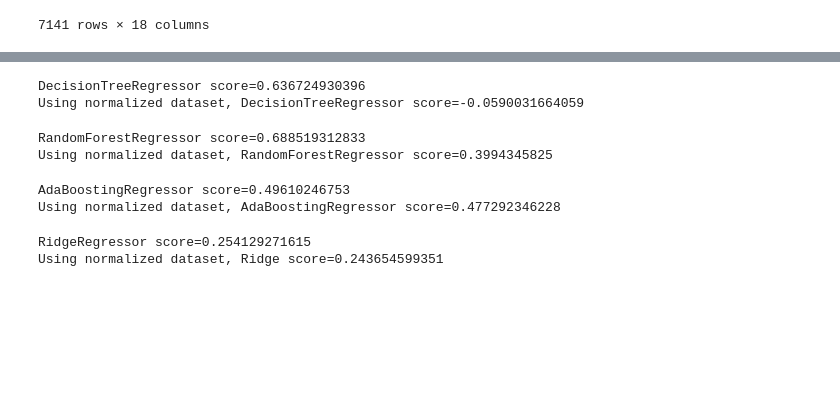
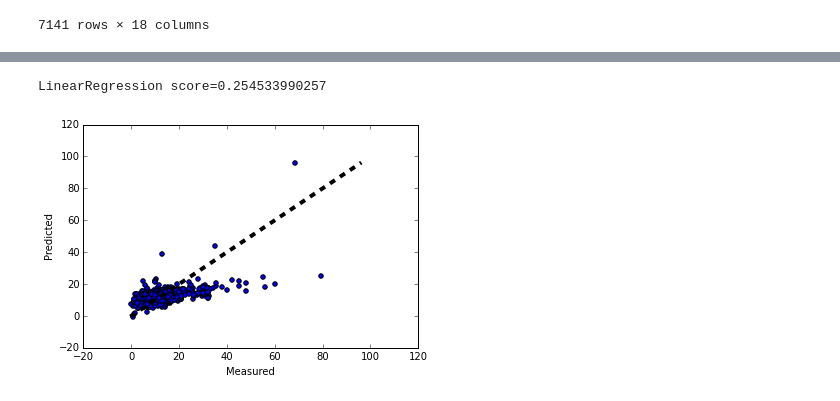
Before and after one commit to conwaywong/dse220_final, a Jupyter notebook: Final_MAS_DSE220_AJJCK_WORKING_ON_STACKING.ipynb, the cells around one changed output, grey strips where cells are left out. Cells and saved outputs as stored; diff of their text form; code cells hidden in the pictures; blank space fills up the shorter version.

Commit message:
adding Plots for Monday

```diff
--- a/Final_MAS_DSE220_AJJCK_WORKING_ON_STACKING.ipynb
+++ b/Final_MAS_DSE220_AJJCK_WORKING_ON_STACKING.ipynb
@@ -823,13 +823,3 @@ m_norm_train= scaler.fit_transform(new_mtrain_data)
 m_norm_train_target= scaler.fit_transform(new_mtrain_labels)
 m_norm_test= scaler.fit_transform(new_mtest_data)
 m_norm_test_target= scaler.fit_transform(new_mtest_labels)
-# %%
-lr= LinearRegression()
-lr.fit(new_mtrain_data, new_mtrain_labels)
-m_score= lr.score(new_mtest_data, new_mtest_labels)
-print "LinearRegression score={}".format(m_score)
-
-lr= LinearRegression()
-lr.fit(m_norm_train, m_norm_train_target)
-m_score= lr.score(m_norm_test, m_norm_test_target)
-print "Using normalized dataset, LinearRegression score={}".format(m_score)
@@ -839,53 +826,17 @@ Using normalized dataset, LinearRegression score=-4.94804969154e+22
-# %%
-regressor= DecisionTreeRegressor(random_state=42)
-
-regressor.fit(new_mtrain_data, new_mtrain_labels)
-m_score= regressor.score(new_mtest_data, new_mtest_labels)
-print "DecisionTreeRegressor score={}".format(m_score)
-
-regressor= DecisionTreeRegressor(random_state=42)
-regressor.fit(m_norm_train, m_norm_train_target)
-m_score= regressor.score(m_norm_test, m_norm_test_target)
-print "Using normalized dataset, DecisionTreeRegressor score={}".format(m_score)
-# %% [output]
-DecisionTreeRegressor score=0.636724930396
-Using normalized dataset, DecisionTreeRegressor score=-0.0590031664059
-# %%
-regressor= ensemble.RandomForestRegressor(n_estimators=800, max_depth=7, min_samples_split=2)
-regressor.fit(new_mtrain_data, new_mtrain_labels)
-m_score= regressor.score(new_mtest_data, new_mtest_labels)
-print "RandomForestRegressor score={}".format(m_score)
-
-regressor= ensemble.RandomForestRegressor(n_estimators=800, max_depth=7, min_samples_split=2)
-regressor.fit(m_norm_train, m_norm_train_target)
-m_score= regressor.score(m_norm_test, m_norm_test_target)
-print "Using normalized dataset, RandomForestRegressor score={}".format(m_score)
-# %% [output]
-RandomForestRegressor score=0.688519312833
-Using normalized dataset, RandomForestRegressor score=0.3994345825
-# %%
-regressor= ensemble.AdaBoostRegressor(n_estimators=800, learning_rate=0.0001)
-regressor.fit(new_mtrain_data, new_mtrain_labels)
-m_score= regressor.score(new_mtest_data, new_mtest_labels)
-print "AdaBoostingRegressor score={}".format(m_score)
-
-regressor= ensemble.AdaBoostRegressor(n_estimators=800, learning_rate=0.0001)
-regressor.fit(m_norm_train, m_norm_train_target)
-m_score= regressor.score(m_norm_test, m_norm_test_target)
-print "Using normalized dataset, AdaBoostingRegressor score={}".format(m_score)
-# %% [output]
-AdaBoostingRegressor score=0.49610246753
-Using normalized dataset, AdaBoostingRegressor score=0.477292346228
-# %%
-regressor= Ridge(alpha=20.0)
-regressor.fit(new_mtrain_data, new_mtrain_labels)
-m_score= regressor.score(new_mtest_data, new_mtest_labels)
-print "RidgeRegressor score={}".format(m_score)
-
-regressor= Ridge(alpha=20.0)
-regressor.fit(m_norm_train, m_norm_train_target)
-m_score= regressor.score(m_norm_test, m_norm_test_target)
-print "Using normalized dataset, Ridge score={}".format(m_score)
-# %% [output]
-RidgeRegressor score=0.254129271615
-Using normalized dataset, Ridge score=0.243654599351
+# %%
+regressor= LinearRegression()
+regressor.fit(new_mtrain_data, new_mtrain_labels)
+m_score= regressor.score(new_mtest_data, new_mtest_labels)
+print "LinearRegression score={}".format(m_score)
+
+# Plot
+predicted=regressor.predict(new_mtest_data)
+fig,ax = plt.subplots()
+ax.scatter(new_mtest_labels, predicted)
+ax.plot([predicted.min(), predicted.max()], [predicted.min(), predicted.max()], 'k--', lw=4)
+ax.set_xlabel('Measured')
+ax.set_ylabel('Predicted')
+fig.show()
+# %% [output]
+LinearRegression score=0.254533990257
+[figure, added]
```
Also changed, not shown: parts of 10 cells of this notebook.
